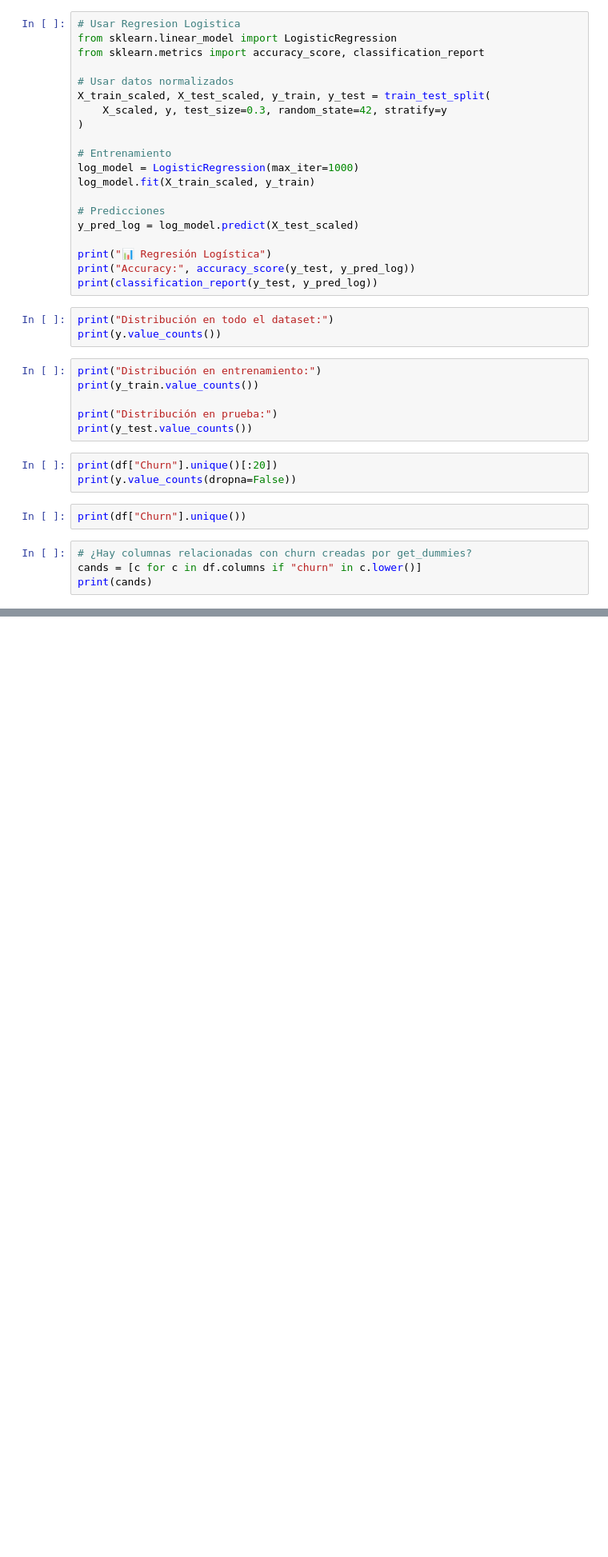
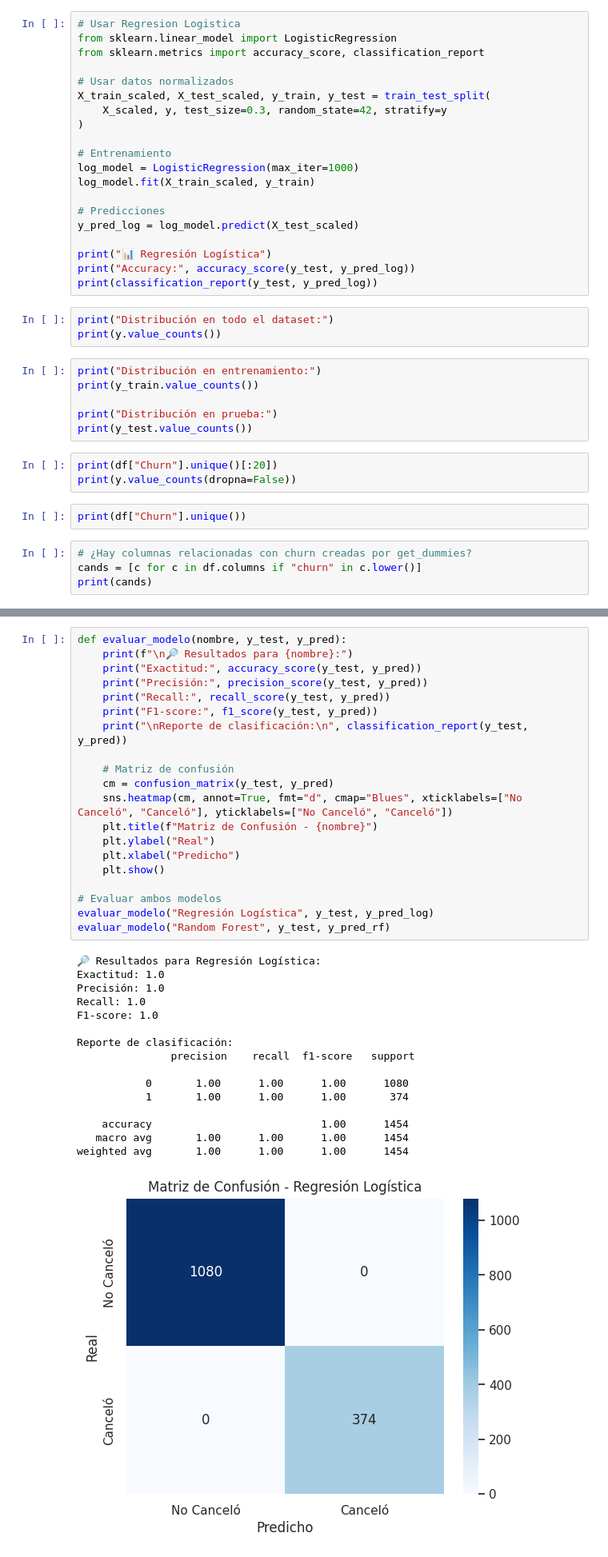
Before and after one commit to MadridVP/Challenge_Telecom-X-Parte-2-Predicci-n-de-Cancelaci-n-Churn-, a Jupyter notebook: Challenge_ONE_Data_Science_Telecom_X1_VM.ipynb, the cells around one changed output, grey strips where cells are left out. Shown at 80% size. Saved outputs shown, nothing was run; the diff lists cells and outputs as text; blank space fills up the shorter version.

```diff
--- a/Challenge_ONE_Data_Science_Telecom_X1_VM.ipynb
+++ b/Challenge_ONE_Data_Science_Telecom_X1_VM.ipynb
@@ -999,0 +1032,37 @@ print(cands)
+# %%
+def evaluar_modelo(nombre, y_test, y_pred):
+    print(f"\n🔎 Resultados para {nombre}:")
+    print("Exactitud:", accuracy_score(y_test, y_pred))
+    print("Precisión:", precision_score(y_test, y_pred))
+    print("Recall:", recall_score(y_test, y_pred))
+    print("F1-score:", f1_score(y_test, y_pred))
+    print("\nReporte de clasificación:\n", classification_report(y_test, y_pred))
+
+    # Matriz de confusión
+    cm = confusion_matrix(y_test, y_pred)
+    sns.heatmap(cm, annot=True, fmt="d", cmap="Blues", xticklabels=["No Canceló", "Canceló"], yticklabels=["No Canceló", "Canceló"])
+    plt.title(f"Matriz de Confusión - {nombre}")
+    plt.ylabel("Real")
+    plt.xlabel("Predicho")
+    plt.show()
+
+# Evaluar ambos modelos
+evaluar_modelo("Regresión Logística", y_test, y_pred_log)
+evaluar_modelo("Random Forest", y_test, y_pred_rf)
+# %% [output]
+🔎 Resultados para Regresión Logística:
+Exactitud: 1.0
+Precisión: 1.0
+Recall: 1.0
+F1-score: 1.0
+
+Reporte de clasificación:
+               precision    recall  f1-score   support
+
+           0       1.00      1.00      1.00      1080
+           1       1.00      1.00      1.00       374
+
+    accuracy                           1.00      1454
+   macro avg       1.00      1.00      1.00      1454
+weighted avg       1.00      1.00      1.00      1454
+[figure, added]
```
Also changed, not shown: parts of 12 cells of this notebook.
